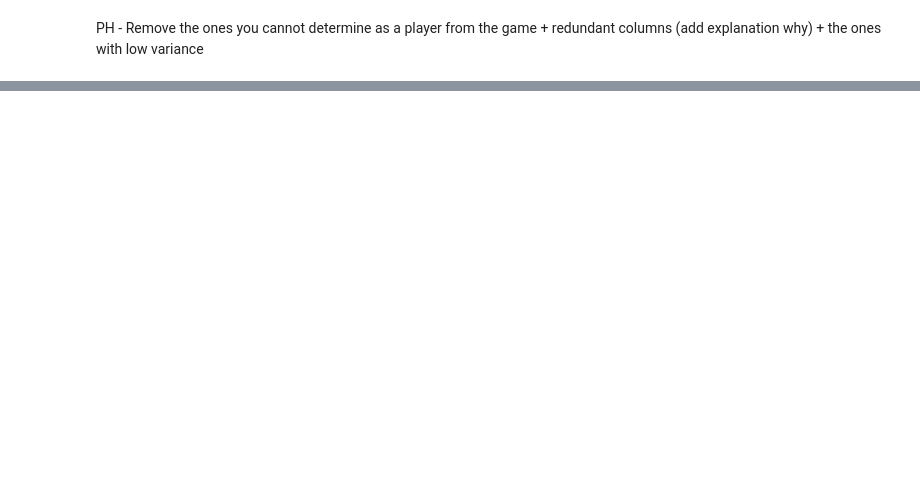
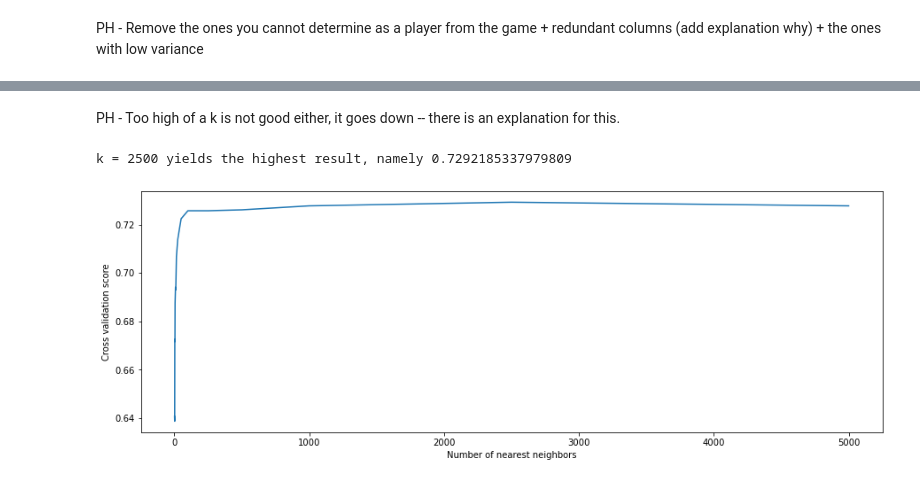
Before and after one commit to jberlang/League-of-Legends-Model, a Jupyter notebook: Notebook.ipynb, the cells around one changed output, grey strips where cells are left out. Saved outputs shown, nothing was run; the diff lists cells and outputs as text; code cells hidden in the pictures; blank space fills up the shorter version.

Commit message:
Added KNN classifier

```diff
--- a/Notebook.ipynb
+++ b/Notebook.ipynb
@@ -144,6 +151,6 @@ column_names = ['Win', 'Blue wards placed', 'Blue wards destroyed', 'Blue first
                 'Blue assists', 'Blue elite Monsters', 'Blue dragons', 'Blue heralds', 'Blue towers destroyed',
                 'Blue total gold', 'Blue average level', 'Blue total minions killed','Blue total jungle minions killed',
                 'Red wards placed', 'Red wards destroyed', 'Red first blood', 'Red kills', 'Red deaths', 'Red assists',
-                'Red lite Monsters', 'Red dragons', 'Red heralds', 'Red towers destroyed', 'Red total gold',
+                'Red elite Monsters', 'Red dragons', 'Red heralds', 'Red towers destroyed', 'Red total gold',
                 'Red average level', 'Red total minions killed', 'Red total jungle minions killed']
 df.columns = column_names
@@ -185,0 +199,9 @@ The statistics that have a high enough variance are:
+# %%
+df.drop(columns=removed_column_names, axis=1, inplace=True)
+
+# Print retained columns of the dataset with their min and max values
+print("Entries now have the following remaining columns:")
+print(f"\n\t{'Column':32s} | {'Type':8s} | {'Min':8s} | {'Max':8s}\n")
+for col_name in df.columns:
+    col = df[col_name]
+    print(f"\t{col_name:32s} | {str(col.dtype):8s} | {col.min():8.1f} | {col.max():8.1f}")
@@ -190,6 +232,11 @@ test_df_size = 0.2
 
 train_df, test_df = train_test_split(df, test_size=test_df_size)
 
+X_train = train_df.iloc[:,[1,2,3,4,5,6,7,8,9,10,11,12,13,14,15,16,17,18,19,20,21,22]]
+Y_train = train_df.iloc[:,[0]]
+
+print(Y_train)
+
 print("Partitioning of the data:\n")
 print(f" - Train data: {len(train_df)} samples ({(1 - test_df_size) * 100}% of the data).")
 print(f" - Test data:  {len(test_df)} samples ({test_df_size * 100}% of the data).")
@@ -200,0 +270,9 @@ Partitioning of the data:
+# %%
+ks = [1, 2, 3, 4, 5, 8, 10, 15, 20, 25, 50, 100, 250, 500, 1000, 2500, 5000]
+scores = []
+
+for k in ks:
+    knn = KNeighborsClassifier(n_neighbors=k)
+    score = np.mean(cross_val_score(knn, X_train, Y_train['Win'].to_numpy(), cv=4))
+    scores.append(score)
+    print(f"k = {k}: score = {score}")
@@ -200,0 +297,15 @@ Partitioning of the data:
+# %% [markdown]
+PH - Too high of a k is not good either, it goes down -- there is an explanation for this.
+# %%
+max_score = max(scores)
+k_max_score = ks[scores.index(max_score)]
+
+plt.figure(figsize=(15,5))
+plt.ylabel("Cross validation score")
+plt.xlabel("Number of nearest neighbors")
+sns.lineplot(x=ks, y=scores)
+
+print(f"k = {k_max_score} yields the highest result, namely {max_score}")
+# %% [output]
+k = 2500 yields the highest result, namely 0.7292185337979809
+[figure, added]
```
Also changed, not shown: parts of 17 cells of this notebook.
